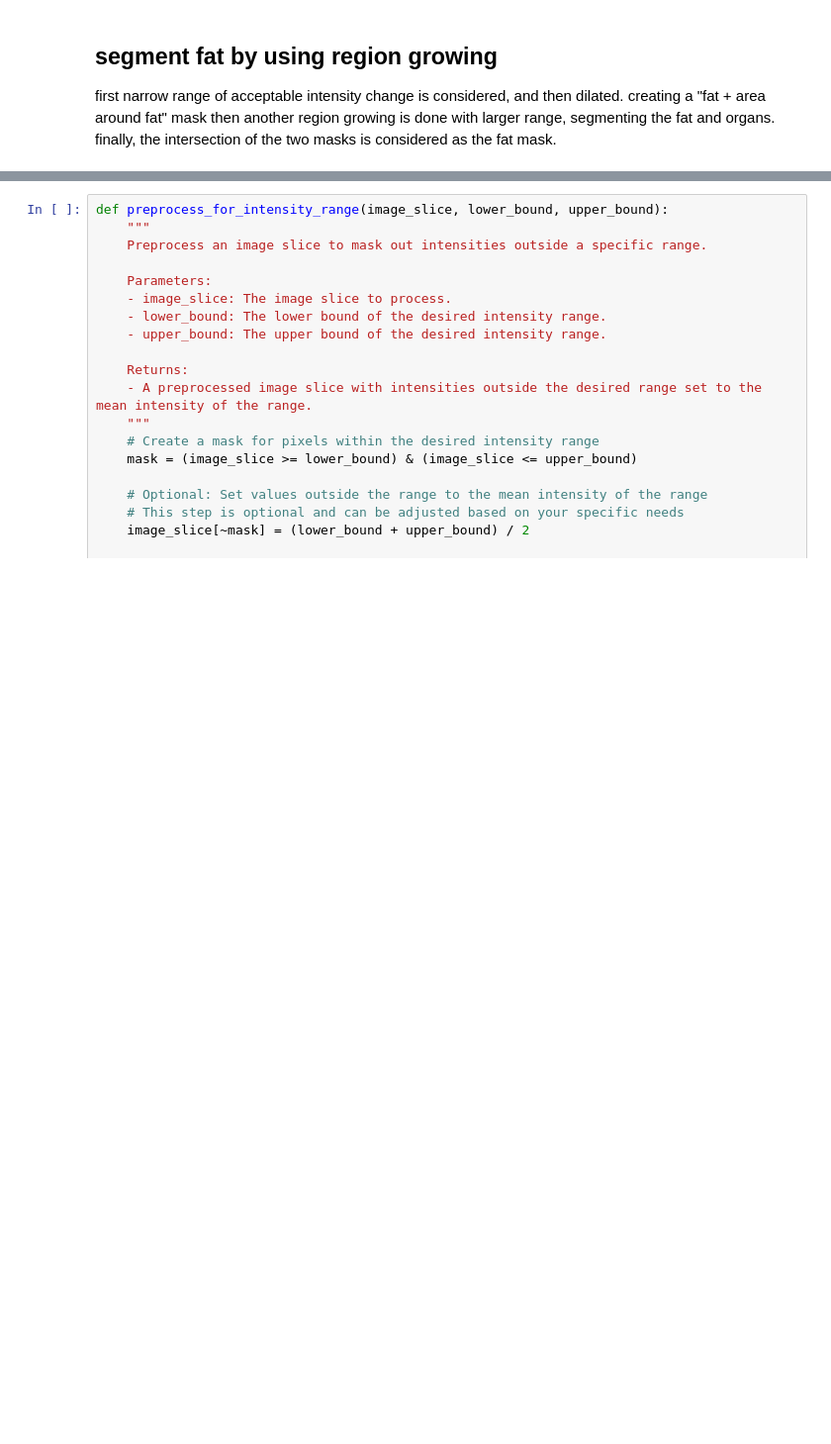
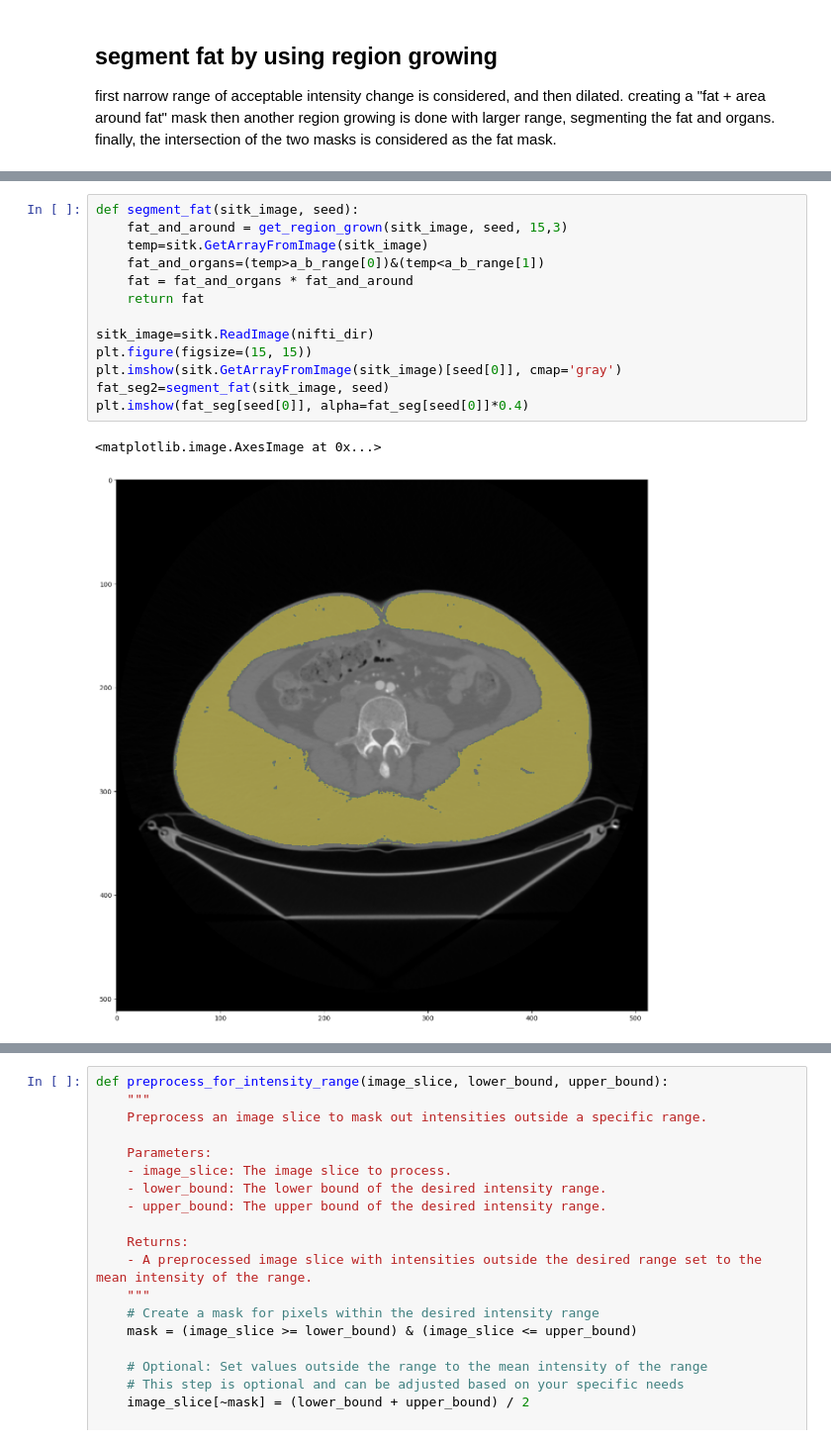
Before and after one commit to HosseinOutward/VUB-ACS-24_Hospital_Project, a Jupyter notebook: HP.ipynb, the cells around one changed output, grey strips where cells are left out. Shown at 99% size. Saved outputs shown, nothing was run; the diff lists cells and outputs as text; blank space fills up the shorter version.

```diff
--- a/HP.ipynb
+++ b/HP.ipynb
@@ -192,0 +184,16 @@ a, b
+# %%
+def segment_fat(sitk_image, seed):
+    fat_and_around = get_region_grown(sitk_image, seed, 15,3)
+    temp=sitk.GetArrayFromImage(sitk_image)
+    fat_and_organs=(temp>a_b_range[0])&(temp<a_b_range[1])
+    fat = fat_and_organs * fat_and_around
+    return fat
+
+sitk_image=sitk.ReadImage(nifti_dir)
+plt.figure(figsize=(15, 15))
+plt.imshow(sitk.GetArrayFromImage(sitk_image)[seed[0]], cmap='gray')
+fat_seg2=segment_fat(sitk_image, seed)
+plt.imshow(fat_seg[seed[0]], alpha=fat_seg[seed[0]]*0.4)
+# %% [output]
+<matplotlib.image.AxesImage at 0x...>
+[figure, added]
```
Also changed, not shown: parts of 8 cells of this notebook.
